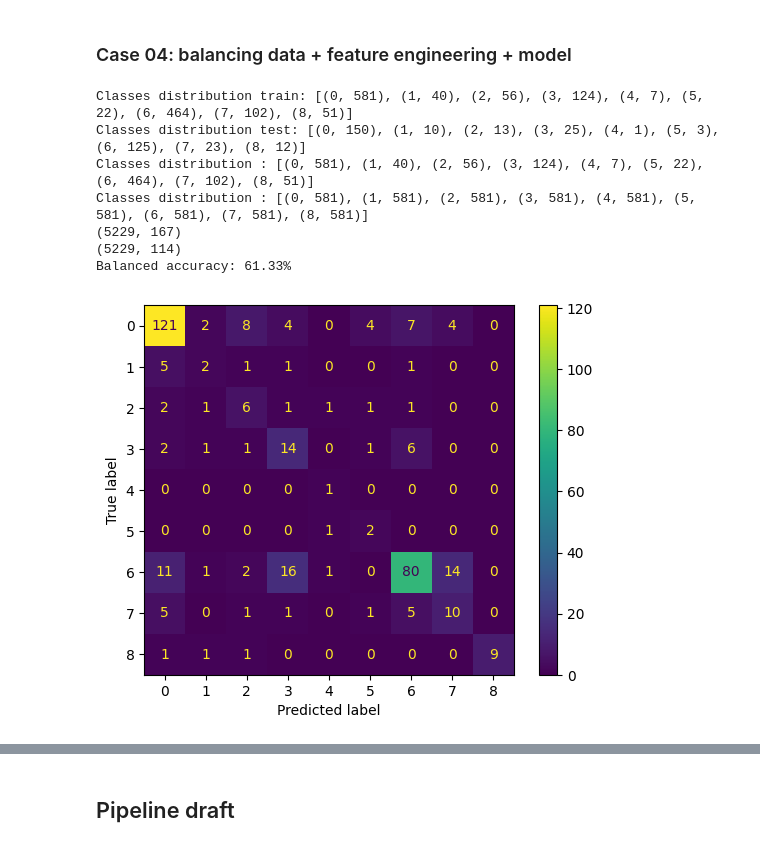
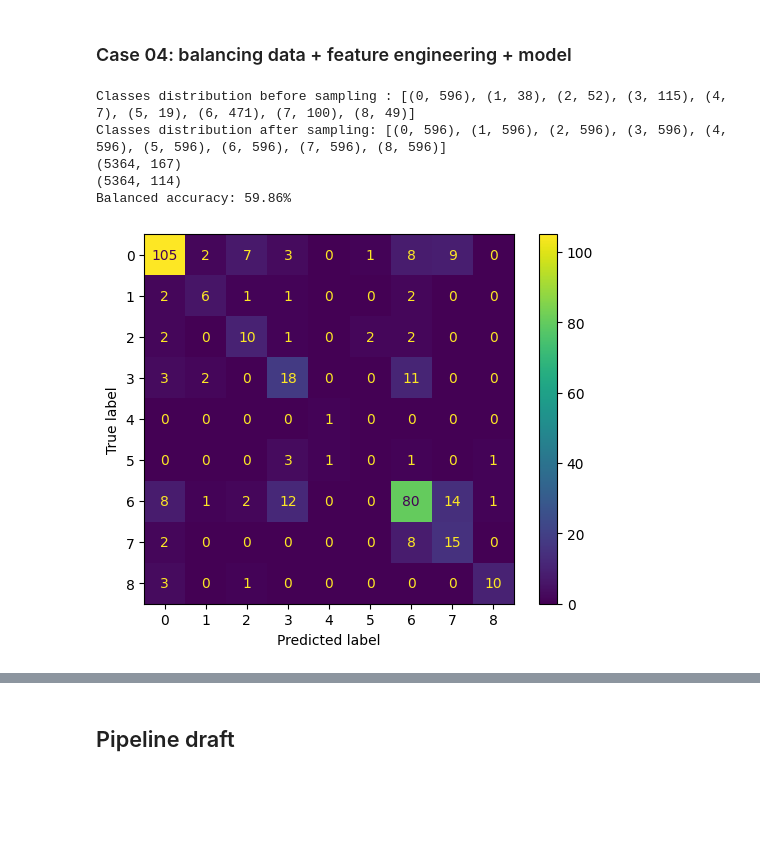
Before and after one commit to Bognanna/Molecular-Tastants, a Jupyter notebook: main.ipynb, the cells around one changed output, grey strips where cells are left out. Saved outputs shown, nothing was run; the diff lists cells and outputs as text; code cells hidden in the pictures; blank space fills up the shorter version.

```diff
--- a/main.ipynb
+++ b/main.ipynb
@@ -69,14 +69,12 @@ array([[<Axes: title={'center': 'taste'}>]], dtype=object)
 from rdkit.Chem import MACCSkeys
 from rdkit import Chem
 
-def get_maccs_fps(df):
-
-    maccs = [MACCSkeys.GenMACCSKeys(Chem.MolFromSmiles(x)) for x in df.smiles]
+def get_maccs_fps(dataframe):
+    maccs = [MACCSkeys.GenMACCSKeys(Chem.MolFromSmiles(x)) for x in dataframe['smiles']]
     maccs_lists = [list(l) for l in maccs]
     maccs_name = [f'MACCS_{i}' for i in range(167)]
-    X = pd.DataFrame(maccs_lists, index=df.index, columns=maccs_name)
 
-    return X
+    return pd.DataFrame(maccs_lists, index=dataframe.index, columns=maccs_name)
 # %% [markdown]
 ### Data balancing
 # %%
@@ -196,12 +255,7 @@ Balanced accuracy: 56.51%
 # %% [markdown]
 ### Case 03: feature engineering + model
 # %%
-X = get_maccs_fps(df)
-y = df.taste
-
-X_train, X_test, y_train, y_test = train_test_split_data(X, y)
-
-X_selected = select_features(pd.DataFrame(X_train), threshold = 0.1)
+X_selected = select_features(pd.DataFrame(X_train), threshold = 0.07)
 column_names = X_selected.columns
 X_selected_test = X_test[column_names]
 
@@ -217,0 +270,21 @@ Balanced accuracy: 51.26%
+# %%
+acc_scores = []
+thresholds = np.arange(0, 0.2, 0.01)
+
+for t in thresholds:
+    X_selected = select_features(pd.DataFrame(X_train), threshold = t, info = False)
+    column_names = X_selected.columns
+    X_selected_test = X_test[column_names]
+
+    clf = train_model(X_selected, y_train)
+    y_pred = make_prediction(clf, X_selected_test)
+    acc = evaluate_model(y_test, y_pred, print_acc = False, show_cm = False)
+
+    acc_scores.append(acc)
+
+print(f'Min acc: {min(acc_scores):.2%}')
+print(f'Max acc: {max(acc_scores):.2%}')
+print(f'Avg acc: {sum(acc_scores)/thresholds.size:.2%}')
+
+plt.plot(thresholds, acc_scores)
+plt.show()
@@ -218,26 +296,19 @@ Balanced accuracy: 51.26%
 # %% [markdown]
 ### Case 04: balancing data + feature engineering + model
 # %%
-X = get_maccs_fps(df)
-y = df.taste
-
-X_train, X_test, y_train, y_test = train_test_split_data(X, y)
-
-X_resampled, y_resampled = balance_classes(X_train, y_train)
+X_resampled, y_resampled = balance_classes(X_train, y_train, k_neighbors=4)
 
 X_selected = select_features(pd.DataFrame(X_resampled), threshold = 0.05)
 column_names = X_selected.columns
 X_selected_test = X_test[column_names]
 
-clf = train_model(X_selected, y_resampled)
+clf_04 = train_model(X_selected, y_resampled)
 y_pred = make_prediction(clf, X_selected_test)
 acc = evaluate_model(y_test, y_pred)
 # %% [output]
-Classes distribution train: [(0, 581), (1, 40), (2, 56), (3, 124), (4, 7), (5, 22), (6, 464), (7, 102), (8, 51)]
-Classes distribution test: [(0, 150), (1, 10), (2, 13), (3, 25), (4, 1), (5, 3), (6, 125), (7, 23), (8, 12)]
-Classes distribution : [(0, 581), (1, 40), (2, 56), (3, 124), (4, 7), (5, 22), (6, 464), (7, 102), (8, 51)]
-Classes distribution : [(0, 581), (1, 581), (2, 581), (3, 581), (4, 581), (5, 581), (6, 581), (7, 581), (8, 581)]
-(5229, 167)
-(5229, 114)
-Balanced accuracy: 61.33%
+Classes distribution before sampling : [(0, 596), (1, 38), (2, 52), (3, 115), (4, 7), (5, 19), (6, 471), (7, 100), (8, 49)]
+Classes distribution after sampling: [(0, 596), (1, 596), (2, 596), (3, 596), (4, 596), (5, 596), (6, 596), (7, 596), (8, 596)]
+(5364, 167)
+(5364, 114)
+Balanced accuracy: 59.86%
-[figure, old version]
+[figure, new version]
```
Also changed, not shown: parts of 19 cells of this notebook.
